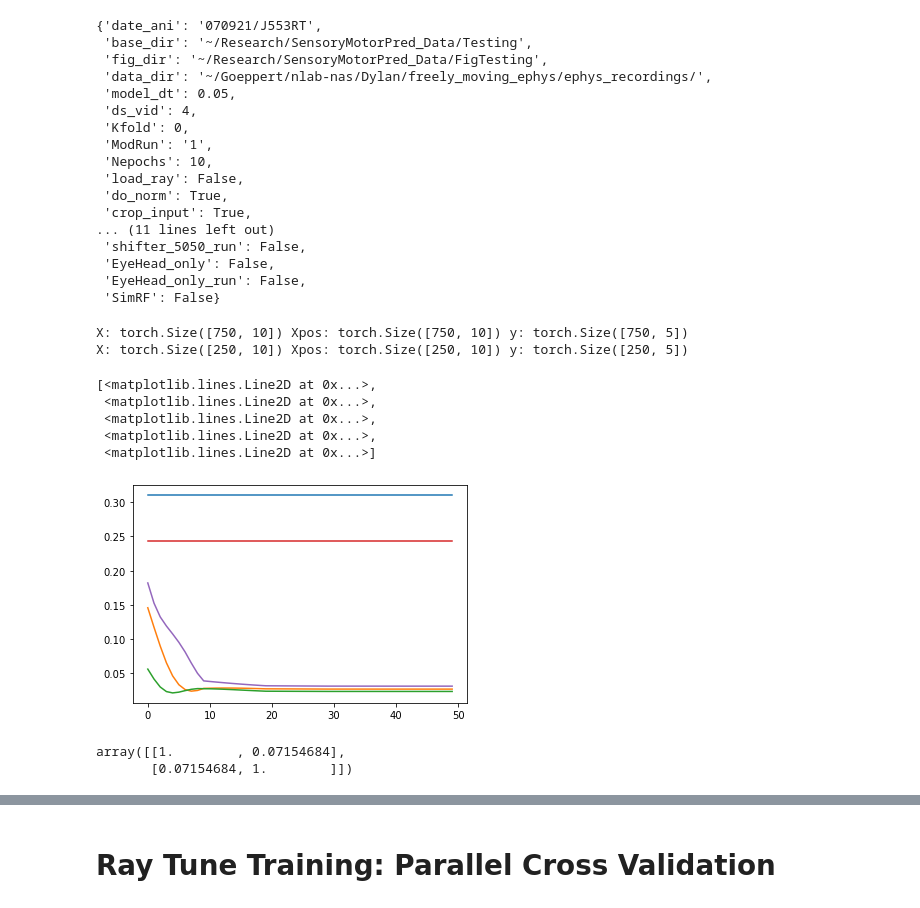
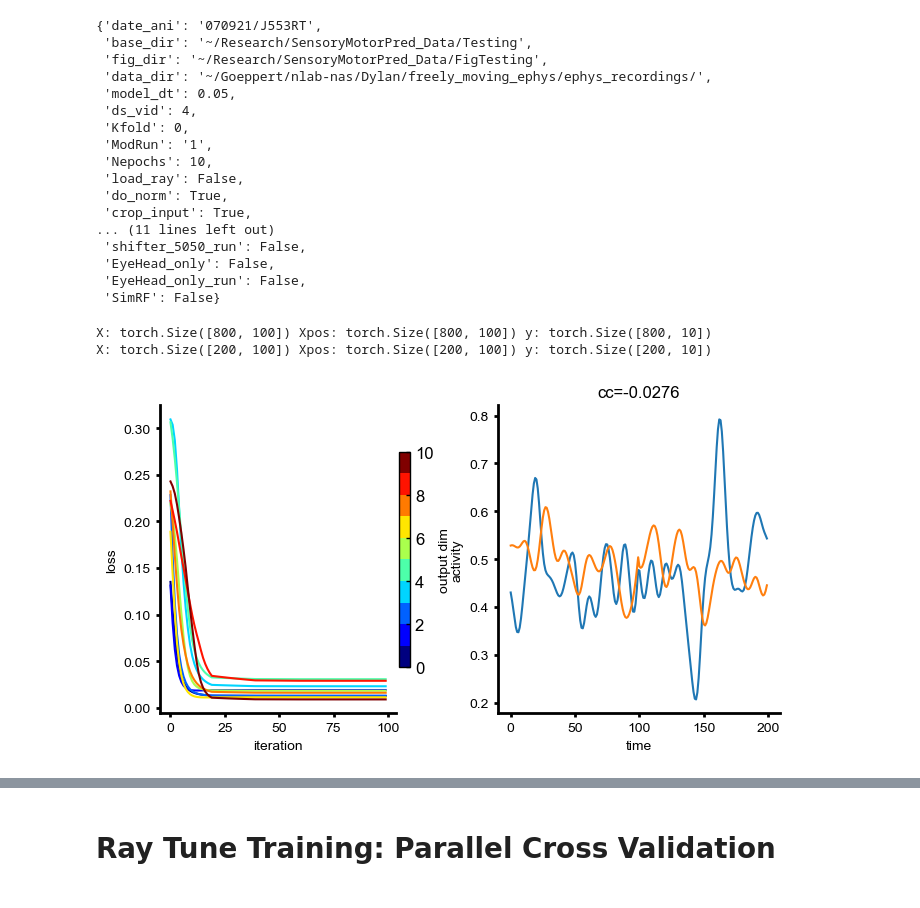
Before and after one commit to elliottabe/pytorchGLM, a Jupyter notebook: Tutorial.ipynb, the cells around one changed output, grey strips where cells are left out. Cells and saved outputs as stored; diff of their text form; code cells hidden in the pictures.

Commit message:
Basic tutorial outline

```diff
--- a/Tutorial.ipynb
+++ b/Tutorial.ipynb
@@ -128,6 +143,7 @@ def load_BaseModel_params(args,exp_dir_name='Testing',ModelID=0,nKfold=0,debug=F
         'Kfold':                    args['Kfold'],
         'NoL1':                     args['NoL1'],
         'NoL2':                     args['NoL2'],
+        'initW':                    'zero',
         'train_shifter':            False,
         'model_type':               'pytorchGLM_custom', # For naming files
     }
@@ -159,7 +175,7 @@ args['date_ani']        = '011523/TestAni'
 args['stim_cond']       = 'Control'
 args['Nepochs']         = 50
 args['NoL1']            = True
-args['NoL2']            = True
+args['NoL2']            = False
 args['model_dt']        = 0
 
 params, exp = load_BaseModel_params(args=args,exp_dir_name='CustomData',ModelID=0)
@@ -210,13 +227,24 @@ def initialize_GP_inputs(Npats,length_scale,batch_size,Nx_low,Nx,Ny_star,Nr,seed
 
     return x_all, y_all
 # %%
-x_all,y_all = initialize_GP_inputs(Npats=1000,length_scale=3,batch_size=1,Nx_low=2,Nx=10,Ny_star=2,Nr=5,pytorch=True)
+from sklearn.model_selection import GroupShuffleSplit
+
+##### Generating data #####
+x_all,y_all = initialize_GP_inputs(Npats=1000,length_scale=5,batch_size=1,Nx_low=2,Nx=100,Ny_star=2,Nr=10,pytorch=True)
 x_all, y_all = x_all.squeeze(),y_all.squeeze()
 y_all = (y_all+1)/2
-x_all = x_all/torch.max(torch.abs(x_all))
-xtr,xte = x_all[:750], x_all[750:]
+x_all = (x_all - np.nanmean(x_all,axis=0))/np.nanstd(x_all,axis=0)
+
+##### Train/Test Splits ####
+gss = GroupShuffleSplit(n_splits=1, train_size=.8, random_state=42)
+frac = 0.1
+nT = x_all.shape[0]
+groups = np.hstack([i*np.ones(int((frac*i)*nT) - int((frac*(i-1))*nT)) for i in range(1,int(1/frac)+1)])
+train_idx, test_idx = next(iter(gss.split(np.arange(x_all.shape[0]), groups=groups)))
+# train_idx, test_idx = torch.from_numpy(train_idx), torch.from_numpy(test_idx)
+xtr,xte = x_all[train_idx], x_all[test_idx]
 xtr_pos,xte_pos = torch.zeros_like(xtr).float(),torch.zeros_like(xte).float()
-ytr,yte = y_all[:750], y_all[750:]
+ytr,yte = y_all[train_idx], y_all[test_idx]
 
 print('X:',xtr.shape,'Xpos:',xtr_pos.shape,'y:',ytr.shape)
 print('X:',xte.shape,'Xpos:',xte_pos.shape,'y:',yte.shape)
@@ -224,29 +252,43 @@ params['nk'] = xtr.shape[-1]
 params['Ncells'] = ytr.shape[-1]
 train_dataset = pglm.FreeMovingEphysDataset(xtr,xtr_pos,ytr)
 test_dataset = pglm.FreeMovingEphysDataset(xte,xte_pos,yte)
+meanbias = torch.mean(y_all,dim=0)
 # %% [output]
-X: torch.Size([750, 10]) Xpos: torch.Size([750, 10]) y: torch.Size([750, 5])
-X: torch.Size([250, 10]) Xpos: torch.Size([250, 10]) y: torch.Size([250, 5])
+X: torch.Size([800, 100]) Xpos: torch.Size([800, 100]) y: torch.Size([800, 10])
+X: torch.Size([200, 100]) Xpos: torch.Size([200, 100]) y: torch.Size([200, 10])
 # %%
+params['initW'] = 'normal' #'zero' # 'normal'
+params['optimizer'] = 'sgd'
 network_config = pglm.make_network_config(params,single_trial=0,custom=True)
-network_config['lr_w'] = .05
-network_config['lr_b'] = .05
+network_config['lr_w'] = .001
+network_config['lr_b'] = .1
 # %%
-tloss_trace,vloss_trace,model,optimizer = train_network(network_config, params=params,train_dataset=train_dataset,test_dataset=test_dataset,filename=None,meanbias=None)
+tloss_trace,vloss_trace,model,optimizer = train_network(network_config, params=params,train_dataset=train_dataset,test_dataset=test_dataset,filename=None,meanbias=meanbias)
-# %%
-plt.plot(vloss_trace)
-# %% [output]
-[<matplotlib.lines.Line2D at 0x...>,
- <matplotlib.lines.Line2D at 0x...>,
- <matplotlib.lines.Line2D at 0x...>,
- <matplotlib.lines.Line2D at 0x...>,
- <matplotlib.lines.Line2D at 0x...>]
-[figure, removed]
 # %%
+##### Make prediction #####
 yhat = model(xte.to(device),xte_pos.to(device)).detach().cpu().numpy().squeeze()
 yt = yte.cpu().detach().numpy().squeeze()
-# plt.imshow(np.corrcoef(yhat.T,yt.T))
-np.corrcoef(yhat[:,1],yt[:,1])
-# %% [output]
-array([[1.        , 0.07154684],
-       [0.07154684, 1.        ]])
+# %%
+fig, axs = plt.subplots(1,2,figsize=(8,4))
+ax = axs[0]
+cmap = pglm.discrete_cmap(vloss_trace.shape[-1],'jet')
+for cell in range(vloss_trace.shape[-1]):
+    ax.plot(vloss_trace[:,cell],c=cmap(cell))
+ax.set_xlabel('iteration')
+ax.set_ylabel('loss')
+sm = plt.cm.ScalarMappable(cmap=cmap, norm=plt.Normalize(vmin=0, vmax=vloss_trace.shape[-1]))
+cbar = fig.colorbar(sm,ax=ax,format=None,shrink=0.7,pad=0.01)
+cbar.outline.set_linewidth(1)
+cbar.set_label('output dim')
+cbar.ax.tick_params(labelsize=12, width=1,direction='in')
+
+ncell = 0
+ax = axs[1]
+ax.plot(yte[:,ncell])
+ax.plot(yhat[:,ncell])
+ax.set_xlabel('time')
+ax.set_ylabel('activity')
+ax.set_title('cc={:.03}'.format(np.corrcoef(yhat[:,ncell],yte[:,ncell])[1,0]))
+plt.show()
+# %% [output]
+[figure, added]
```
Also changed, not shown: parts of 19 cells of this notebook, 6 other files.
